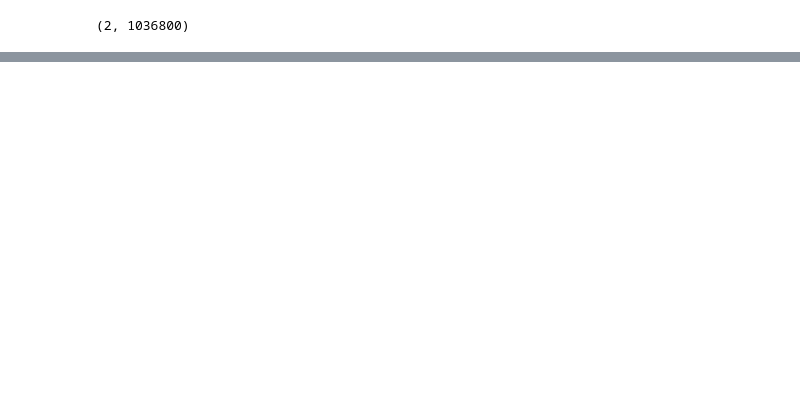
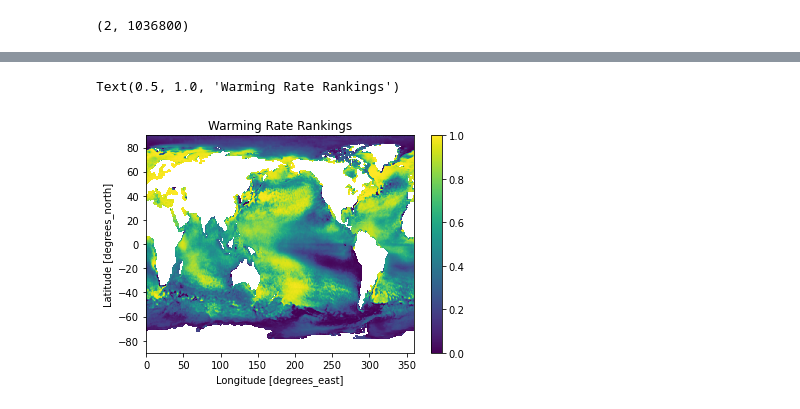
Before and after one commit to gulfofmaine/oisst_mainstays, a Jupyter notebook: notebooks/04_BASE_Warming_Trends.ipynb, the cells around one changed output, grey strips where cells are left out. Cells and saved outputs as stored; diff of their text form; code cells hidden in the pictures; blank space fills up the shorter version.

```diff
--- a/notebooks/04_BASE_Warming_Trends.ipynb
+++ b/notebooks/04_BASE_Warming_Trends.ipynb
@@ -108,0 +168,4 @@ regressions.shape
+# %%
+# We now have 2 more arrays, one with the order, the other with their ranks
+order_xr = xr.DataArray(order_out).rename({"dim_0" : "lat", "dim_1" : "lon"}).assign_coords(lon = oisst.coords["lon"], lat = oisst.coords["lat"])
+rank_xr = xr.DataArray(rank_out).rename({"dim_0" : "lat", "dim_1" : "lon"}).assign_coords(lon = oisst.coords["lon"], lat = oisst.coords["lat"])
@@ -108,0 +182,6 @@ regressions.shape
+# %%
+rank_xr.plot() #not good! NA values should not have a rank...
+plt.title("Warming Rate Rankings")
+# %% [output]
+Text(0.5, 1.0, 'Warming Rate Rankings')
+[figure, added]
```
Also changed, not shown: parts of 21 cells of this notebook, 2 other files.
